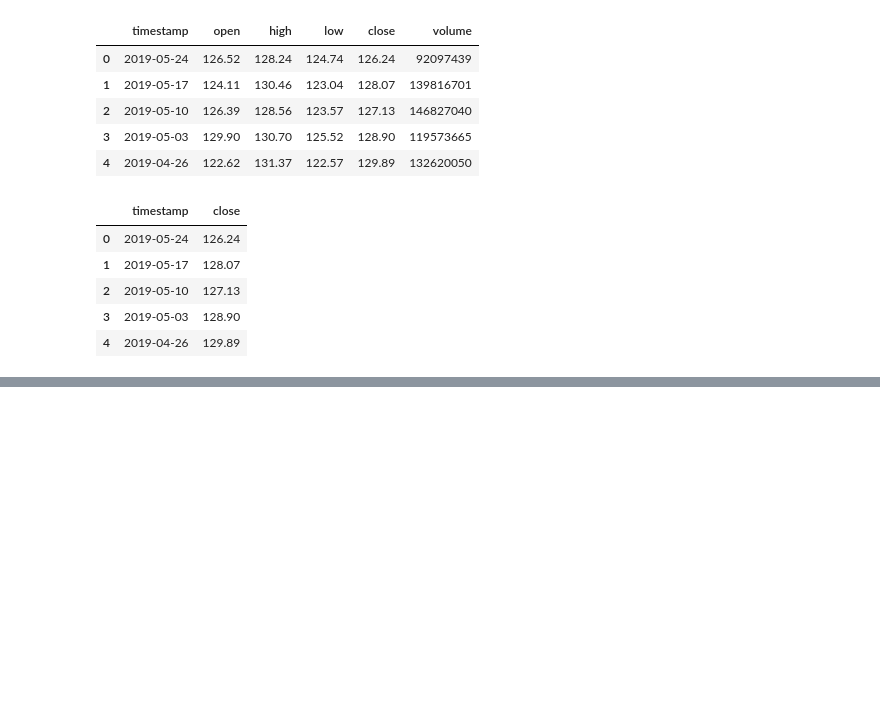
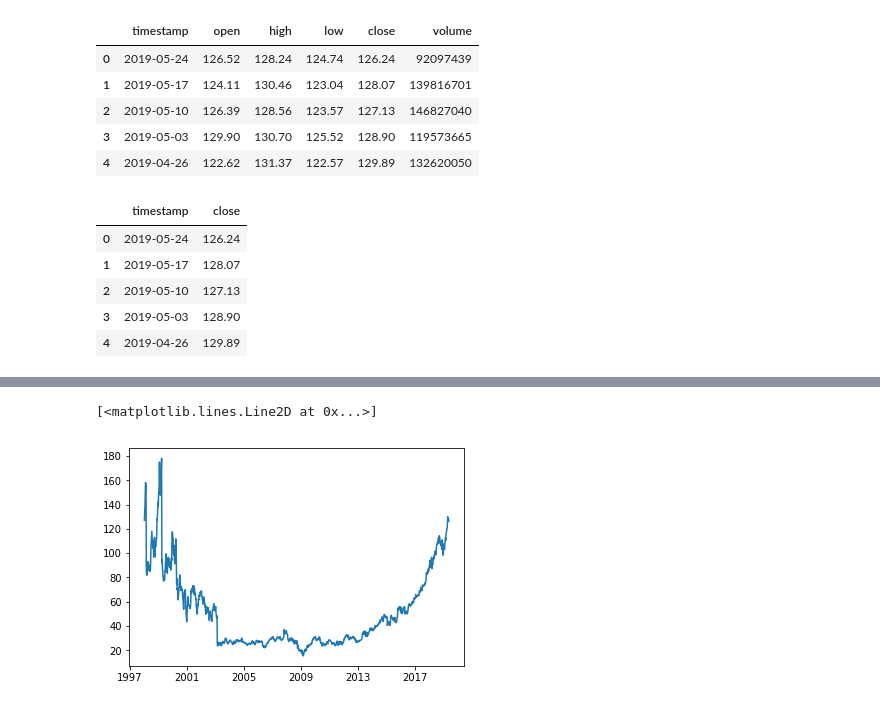
Before and after one commit to geceba/Residencia-ITM, a Jupyter notebook: pruebas/Untitled.ipynb, the cells around one changed output, grey strips where cells are left out. Drawn from its saved outputs; the diff is of its cells as text; code cells hidden in the pictures; blank space fills up the shorter version.

```diff
--- a/pruebas/Untitled.ipynb
+++ b/pruebas/Untitled.ipynb
@@ -38,0 +181,5 @@ df.set_index('datetime', inplace=True)
+# %%
+pyplot.plot(series)
+# %% [output]
+[<matplotlib.lines.Line2D at 0x...>]
+[figure, added]
```
Also changed, not shown: parts of 7 cells of this notebook.
